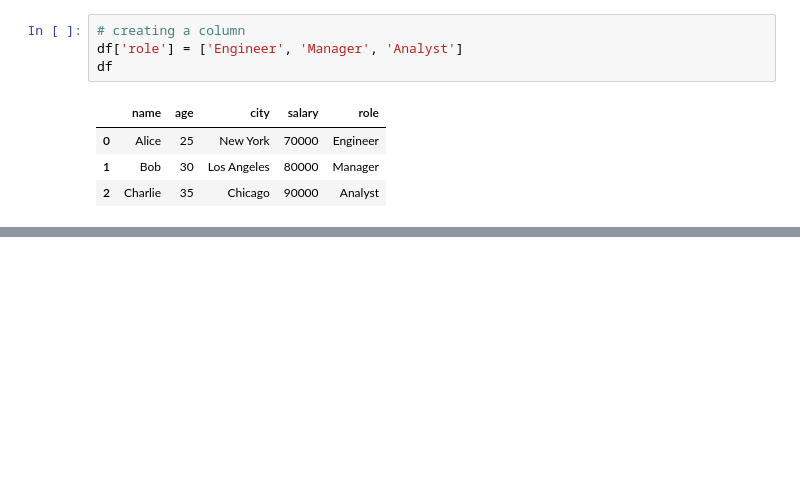
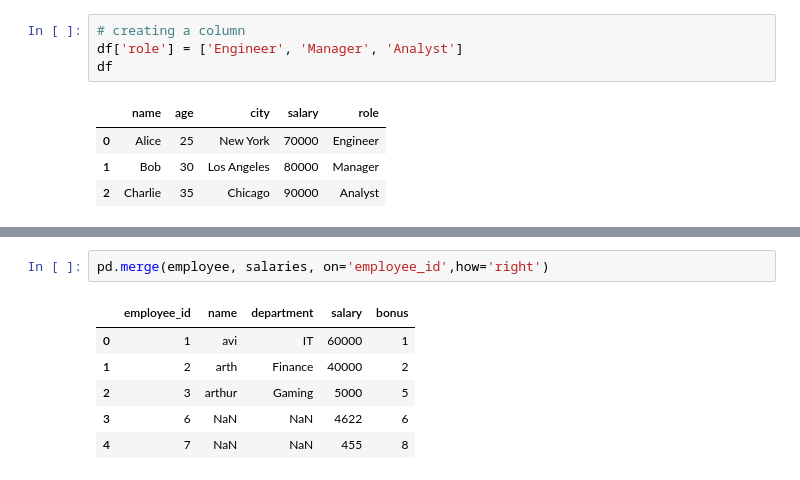
Before and after one commit to Arth9vansola/ml_prac, a Jupyter notebook: numpy_pandas practice/pandas_prac.ipynb, the cells around one changed output, grey strips where cells are left out. Cells and saved outputs as stored; diff of their text form; blank space fills up the shorter version.

```diff
--- a/numpy_pandas practice/pandas_prac.ipynb
+++ b/numpy_pandas practice/pandas_prac.ipynb
@@ -58,0 +228,9 @@ print(df)
+# %%
+pd.merge(employee, salaries, on='employee_id',how='right')
+# %% [output]
+|  | employee_id | name | department | salary | bonus |
+| 0 | 1 | avi | IT | 60000 | 1 |
+| 1 | 2 | arth | Finance | 40000 | 2 |
+| 2 | 3 | arthur | Gaming | 5000 | 5 |
+| 3 | 6 | NaN | NaN | 4622 | 6 |
+| 4 | 7 | NaN | NaN | 455 | 8 |
```
Also changed, not shown: parts of 34 cells of this notebook.
